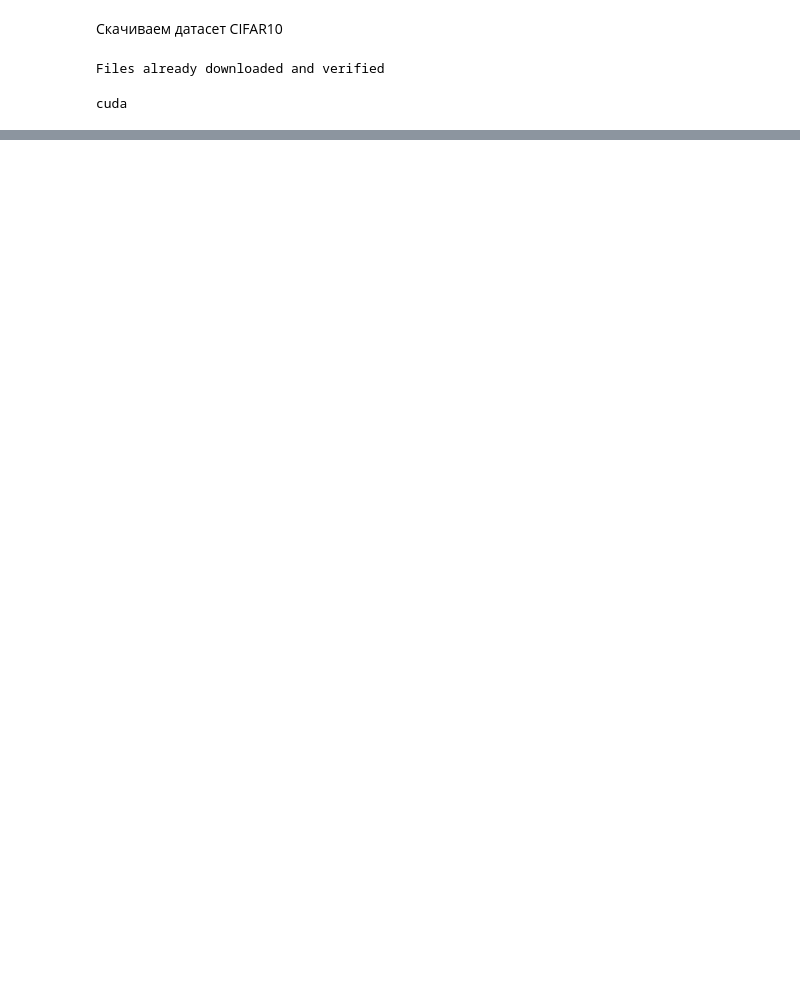
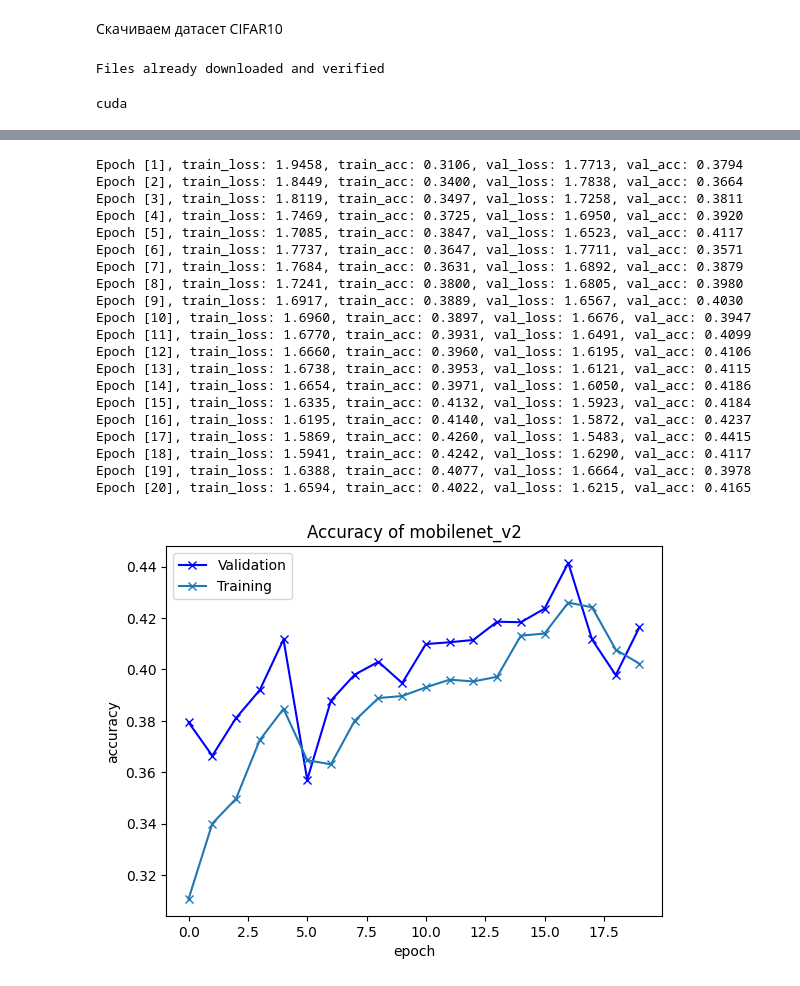
Before and after one commit to Serebro1/Deeplearn_lab4, a Jupyter notebook: transferModels.ipynb, the cells around one changed output, grey strips where cells are left out. Cells and saved outputs as stored; diff of their text form; code cells hidden in the pictures; blank space fills up the shorter version.

```diff
--- a/transferModels.ipynb
+++ b/transferModels.ipynb
@@ -102,0 +277,21 @@ class ImageClassificationBase(nn.Module):
+# %%
+class MobileNetV2(ImageClassificationBase):
+    def __init__(self, num_classes: int) -> None:
+        model = models.mobilenet_v2(weights = models.MobileNet_V2_Weights.IMAGENET1K_V2)
+        model.classifier[1] = nn.Linear(model.classifier[1].in_features, num_classes)
+        super().__init__(model, "mobilenet_v2")
+
+class MobileNetV2Mods(ImageClassificationBase):
+    def __init__(self, num_classes: int) -> None:
+        model = models.mobilenet_v2(weights = models.MobileNet_V2_Weights.IMAGENET1K_V2)
+        model.classifier[1] = nn.Linear(model.classifier[1].in_features, num_classes)
+        for param in model.parameters():
+            param.requires_grad = False
+        for param in model.features[:2].parameters():
+            param.requires_grad = True
+        for param in model.features[-2:].parameters():
+            param.requires_grad = True
+        for param in model.classifier.parameters():
+            param.requires_grad = True
+
+        super().__init__(model, "mobilenet_v2")
@@ -138,0 +546,35 @@ Estimated Total Size (MB): 2095.86
+# %%
+%%time
+history = fit_one_cycle(epochs, mobile_net_mod, trainloader, testloader, lr)
+
+plot_accuracies(history, mobile_net_mod.name)
+plt.show()
+plot_losses(history, mobile_net_mod.name)
+plt.show()
+
+best_accurate_model = MobileNetV2Mods(10)
+best_accurate_model.model.load_state_dict(torch.load(MODEL_EXP_PATH + "/baseline_"+ mobile_net_mod.name +"_accuracy", weights_only = True))
+print("best acc in " + mobile_net_mod.name)
+print(evaluate(best_accurate_model, testloader))
+# %% [output]
+Epoch [1], train_loss: 1.9458, train_acc: 0.3106, val_loss: 1.7713, val_acc: 0.3794
+Epoch [2], train_loss: 1.8449, train_acc: 0.3400, val_loss: 1.7838, val_acc: 0.3664
+Epoch [3], train_loss: 1.8119, train_acc: 0.3497, val_loss: 1.7258, val_acc: 0.3811
+Epoch [4], train_loss: 1.7469, train_acc: 0.3725, val_loss: 1.6950, val_acc: 0.3920
+Epoch [5], train_loss: 1.7085, train_acc: 0.3847, val_loss: 1.6523, val_acc: 0.4117
+Epoch [6], train_loss: 1.7737, train_acc: 0.3647, val_loss: 1.7711, val_acc: 0.3571
+Epoch [7], train_loss: 1.7684, train_acc: 0.3631, val_loss: 1.6892, val_acc: 0.3879
+Epoch [8], train_loss: 1.7241, train_acc: 0.3800, val_loss: 1.6805, val_acc: 0.3980
+Epoch [9], train_loss: 1.6917, train_acc: 0.3889, val_loss: 1.6567, val_acc: 0.4030
+Epoch [10], train_loss: 1.6960, train_acc: 0.3897, val_loss: 1.6676, val_acc: 0.3947
+Epoch [11], train_loss: 1.6770, train_acc: 0.3931, val_loss: 1.6491, val_acc: 0.4099
+Epoch [12], train_loss: 1.6660, train_acc: 0.3960, val_loss: 1.6195, val_acc: 0.4106
+Epoch [13], train_loss: 1.6738, train_acc: 0.3953, val_loss: 1.6121, val_acc: 0.4115
+Epoch [14], train_loss: 1.6654, train_acc: 0.3971, val_loss: 1.6050, val_acc: 0.4186
+Epoch [15], train_loss: 1.6335, train_acc: 0.4132, val_loss: 1.5923, val_acc: 0.4184
+Epoch [16], train_loss: 1.6195, train_acc: 0.4140, val_loss: 1.5872, val_acc: 0.4237
+Epoch [17], train_loss: 1.5869, train_acc: 0.4260, val_loss: 1.5483, val_acc: 0.4415
+Epoch [18], train_loss: 1.5941, train_acc: 0.4242, val_loss: 1.6290, val_acc: 0.4117
+Epoch [19], train_loss: 1.6388, train_acc: 0.4077, val_loss: 1.6664, val_acc: 0.3978
+Epoch [20], train_loss: 1.6594, train_acc: 0.4022, val_loss: 1.6215, val_acc: 0.4165
+[figure, added]
```
Also changed, not shown: parts of 37 cells of this notebook.
